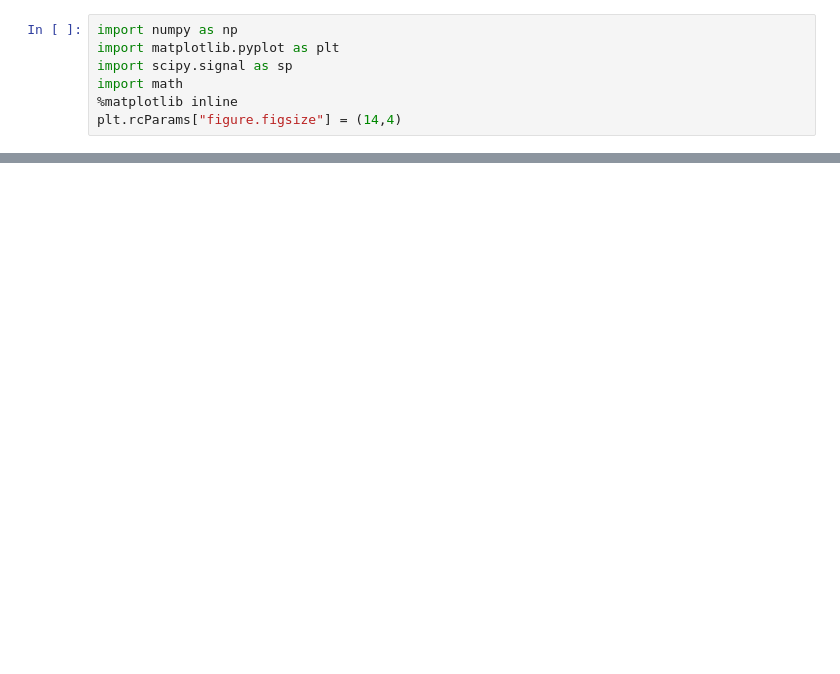
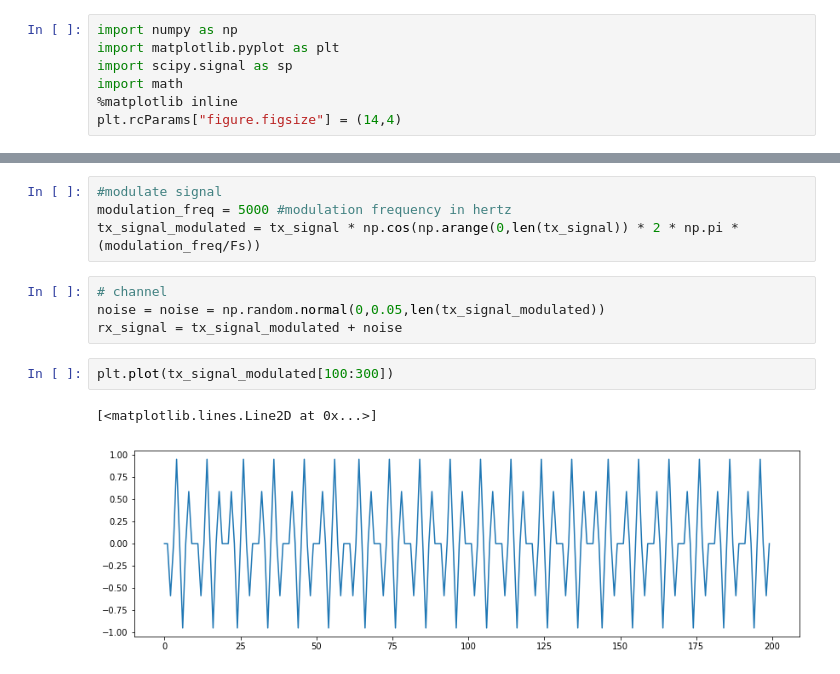
Before and after one commit to vquelque/PDC_2019, a Jupyter notebook: projet.ipynb, the cells around one changed output, grey strips where cells are left out. Cells and saved outputs as stored; diff of their text form; blank space fills up the shorter version.

```diff
--- a/projet.ipynb
+++ b/projet.ipynb
@@ -43,0 +45,13 @@ plt.plot(np.linspace(0,1,N) * (Fs/2), tx_fft[0:N]);
+# %%
+#modulate signal
+modulation_freq = 5000 #modulation frequency in hertz
+tx_signal_modulated = tx_signal * np.cos(np.arange(0,len(tx_signal)) * 2 * np.pi * (modulation_freq/Fs))
+# %%
+# channel
+noise = noise = np.random.normal(0,0.05,len(tx_signal_modulated))
+rx_signal = tx_signal_modulated + noise
+# %%
+plt.plot(tx_signal_modulated[100:300])
+# %% [output]
+[<matplotlib.lines.Line2D at 0x...>]
+[figure, added]
```
Also changed, not shown: parts of 15 cells of this notebook.
